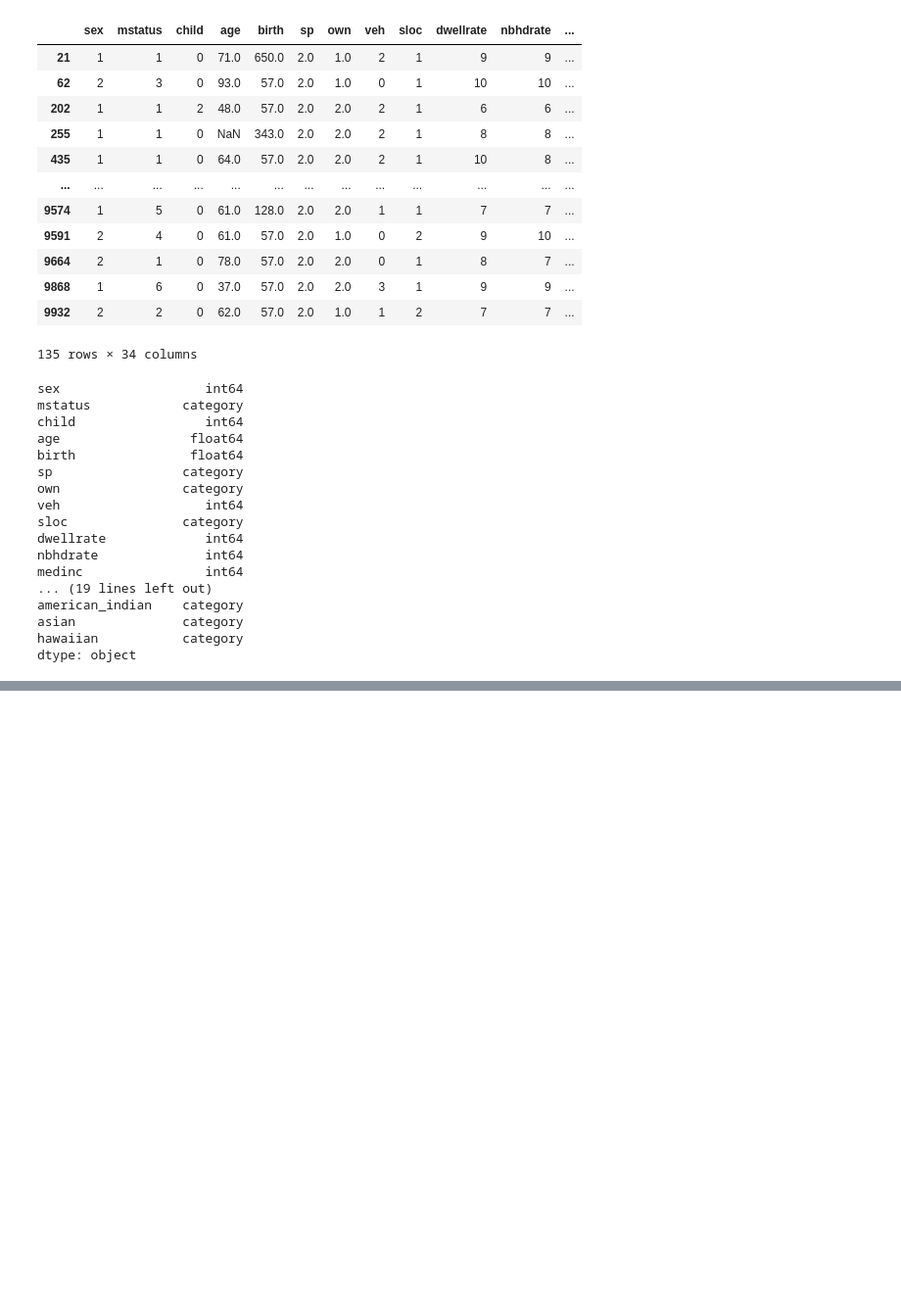
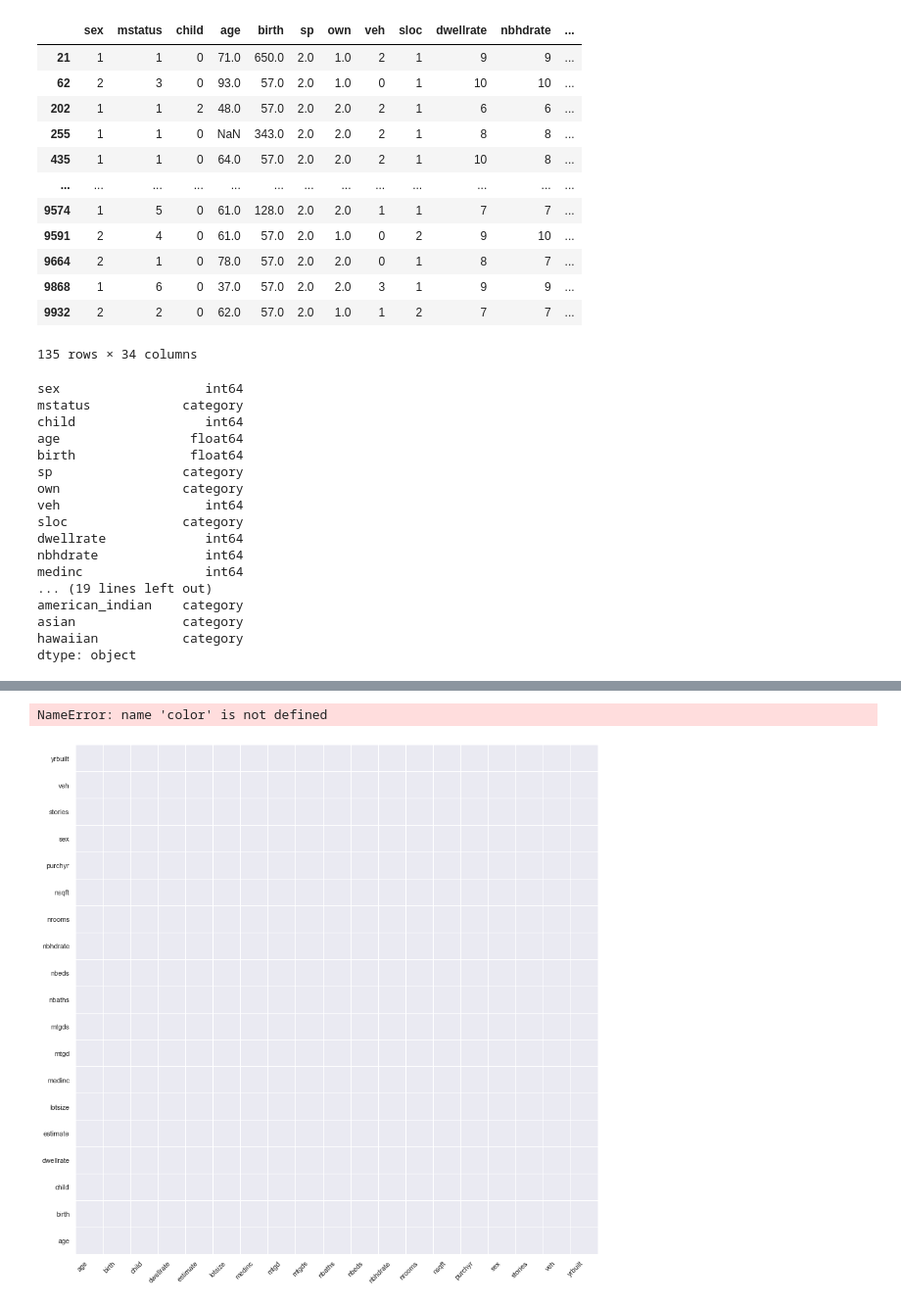
Before and after one commit to ThapaRahul/Superficial-Intelligence, a Jupyter notebook: Exploration.ipynb, the cells around one changed output, grey strips where cells are left out. Shown at 98% size. Drawn from its saved outputs; the diff is of its cells as text; code cells hidden in the pictures; blank space fills up the shorter version.

```diff
--- a/Exploration.ipynb
+++ b/Exploration.ipynb
@@ -293,0 +336,59 @@ dtype: object
+# %%
+sns.set()
+def heatmap(x, y, size):
+    fig, ax = plt.subplots(figsize=(15,15))
+
+
+    n_colors = 256 # Use 256 colors for the diverging color palette
+    palette = sns.diverging_palette(20, 220, n=n_colors) # Create the palette
+    color_min, color_max = [-1, 1] # Range of values that will be mapped to the palette, i.e. min and max possible correlation
+
+    def value_to_color(val):
+        val_position = float((val - color_min)) / (color_max - color_min) # position of value in the input range, relative to the length of the input range
+        ind = int(val_position * (n_colors - 1)) # target index in the color palette
+        return palette[ind]
+
+
+    # Mapping from column names to integer coordinates
+    x_labels = [v for v in sorted(x.unique())]
+    y_labels = [v for v in sorted(y.unique())]
+    x_to_num = {p[1]:p[0] for p in enumerate(x_labels)}
+    y_to_num = {p[1]:p[0] for p in enumerate(y_labels)}
+
+    size_scale = 500
+
+
+    # Show column labels on the axes
+    ax.set_xticks([x_to_num[v] for v in x_labels])
+    ax.set_xticklabels(x_labels, rotation=45, horizontalalignment='right')
+    ax.set_yticks([y_to_num[v] for v in y_labels])
+    ax.set_yticklabels(y_labels)
+
+    ax.grid(False, 'major')
+    ax.grid(True, 'minor')
+    ax.set_xticks([t + 0.5 for t in ax.get_xticks()], minor=True)
+    ax.set_yticks([t + 0.5 for t in ax.get_yticks()], minor=True)
+
+    ax.set_xlim([-0.5, max([v for v in x_to_num.values()]) + 0.5])
+    ax.set_ylim([-0.5, max([v for v in y_to_num.values()]) + 0.5])
+
+
+    ax.scatter(
+        x=x.map(x_to_num), # Use mapping for x
+        y=y.map(y_to_num), # Use mapping for y
+        s=size * size_scale, # Vector of square sizes, proportional to size parameter
+        c=color.apply(value_to_color),
+        marker='s' # Use square as scatterplot marker
+    )
+
+corr = df.drop(categories, axis=1).corr()
+corr = pd.melt(corr.reset_index(), id_vars='index') # Unpivot the dataframe, so we can get pair of arrays for x and y
+corr.columns = ['x', 'y', 'value']
+heatmap(
+    x=corr['x'],
+    y=corr['y'],
+    size=corr['value'].abs()
+)
+# %% [output]
+NameError: name 'color' is not defined
+[figure, added]
```
Also changed, not shown: parts of 8 cells of this notebook.
